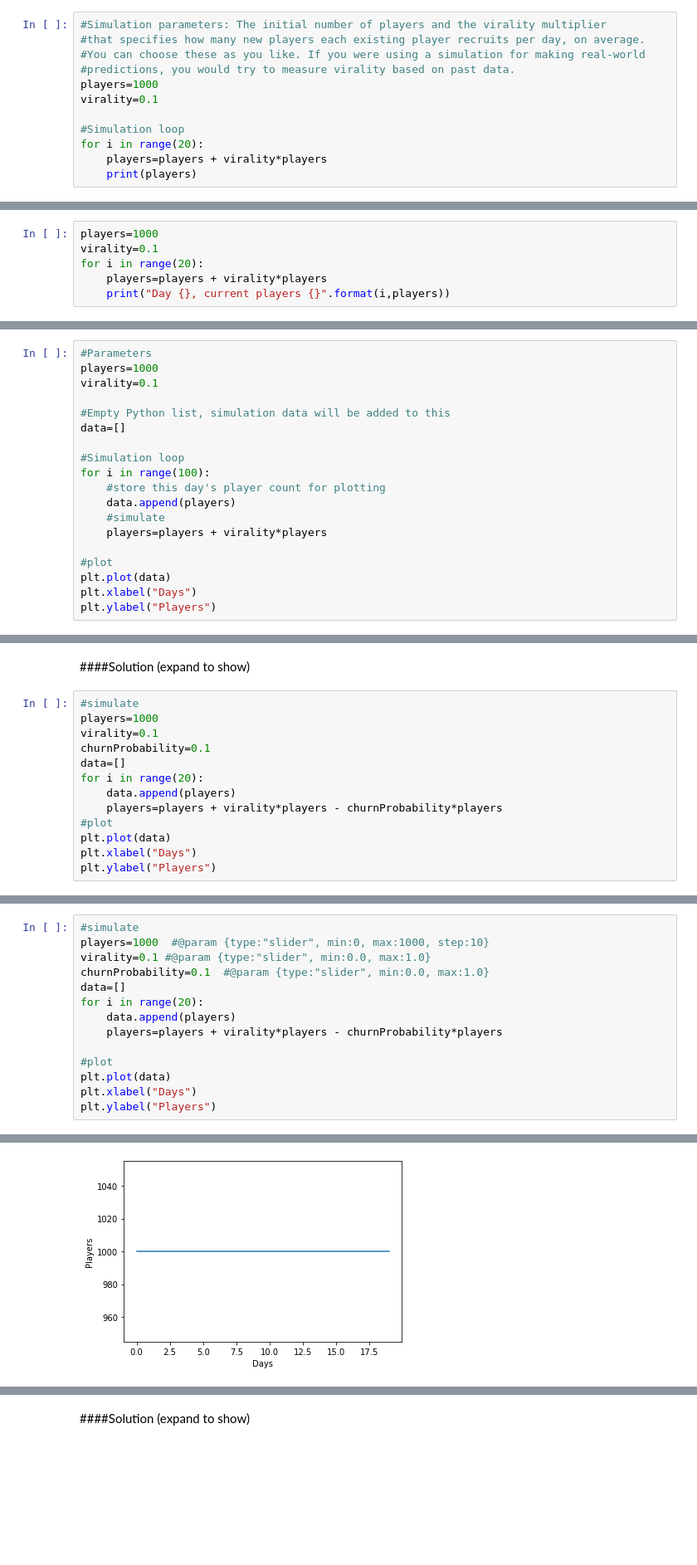
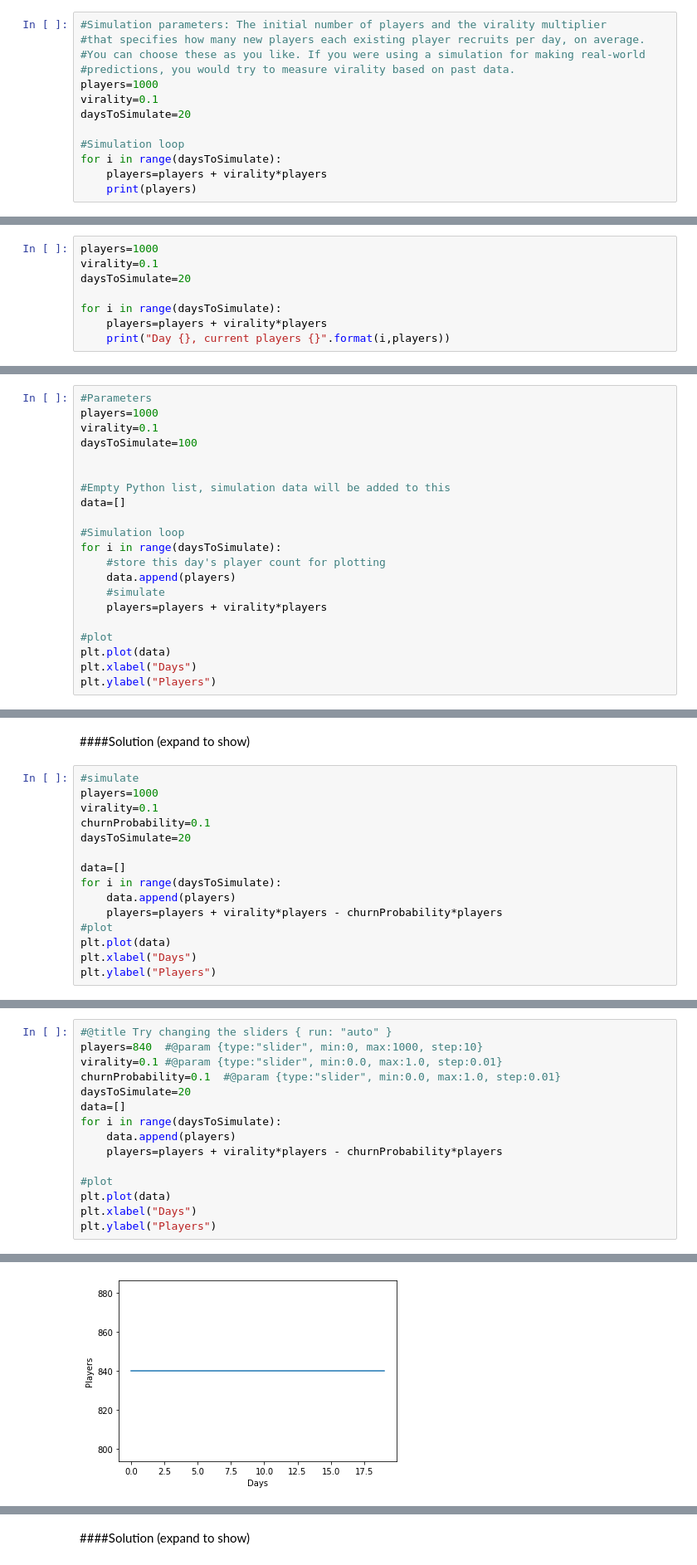
Before and after one commit to PerttuHamalainen/GameAnalysis, a Jupyter notebook: RetentionAndVirality.ipynb, the cells around one changed output, grey strips where cells are left out. Shown: that part at 83% size. Drawn from its saved outputs; the diff is of its cells as text; blank space fills up the shorter version.

Commit message:
Fixed bugs in RetentionAndVirality.ipynb

```diff
--- a/RetentionAndVirality.ipynb
+++ b/RetentionAndVirality.ipynb
@@ -35,9 +35,10 @@ If you are new to Python, please check this [brief intro to Python syntax](https
 #predictions, you would try to measure virality based on past data.
 players=1000
 virality=0.1
+daysToSimulate=20
 
 #Simulation loop
-for i in range(20):
+for i in range(daysToSimulate):
     players=players + virality*players
     print(players)
 # %% [output]
@@ -68,7 +69,9 @@ For more information on Python string formatting, see: https://www.w3schools.com
 # %%
 players=1000
 virality=0.1
-for i in range(20):
+daysToSimulate=20
+
+for i in range(daysToSimulate):
     players=players + virality*players
     print("Day {}, current players {}".format(i,players))
 # %% [output]
@@ -100,12 +103,14 @@ An alternative to printing out results is visualizing the data. For this, we def
 #Parameters
 players=1000
 virality=0.1
+daysToSimulate=100
+
 
 #Empty Python list, simulation data will be added to this
 data=[]
 
 #Simulation loop
-for i in range(100):
+for i in range(daysToSimulate):
     #store this day's player count for plotting
     data.append(players)
     #simulate
@@ -131,8 +136,10 @@ Hint: you should be able to do this by copying the code above and making two cha
 players=1000
 virality=0.1
 churnProbability=0.1
+daysToSimulate=20
+
 data=[]
-for i in range(20):
+for i in range(daysToSimulate):
     data.append(players)
     players=players + virality*players - churnProbability*players
 #plot
@@ -149,22 +158,23 @@ To make adjusting the parameters a bit intuitive an visual, one can use the @par
 
 More examples: https://colab.research.google.com/notebooks/forms.ipynb
 # %%
-#simulate
-players=1000  #@param {type:"slider", min:0, max:1000, step:10}
-virality=0.1 #@param {type:"slider", min:0.0, max:1.0}
-churnProbability=0.1  #@param {type:"slider", min:0.0, max:1.0}
+#@title Try changing the sliders { run: "auto" }
+players=840  #@param {type:"slider", min:0, max:1000, step:10}
+virality=0.1 #@param {type:"slider", min:0.0, max:1.0, step:0.01}
+churnProbability=0.1  #@param {type:"slider", min:0.0, max:1.0, step:0.01}
+daysToSimulate=20
 data=[]
-for i in range(20):
+for i in range(daysToSimulate):
     data.append(players)
     players=players + virality*players - churnProbability*players
 
 #plot
 plt.plot(data)
 plt.xlabel("Days")
 plt.ylabel("Players")
 # %% [output]
 Text(0, 0.5, 'Players')
-[figure, old version]
+[figure, new version]
 # %% [markdown]
 ###Multiple plots
 To show how the dynamics change with respect to some parameter, it can be useful to plot multiple curves together.
```
Also changed, not shown: parts of 9 cells of this notebook.
